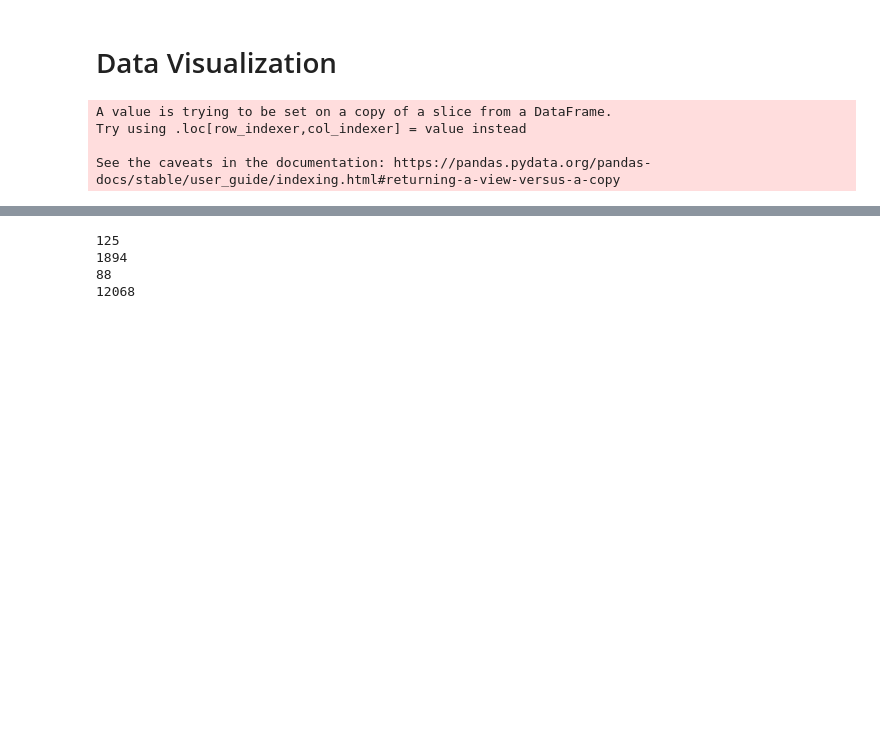
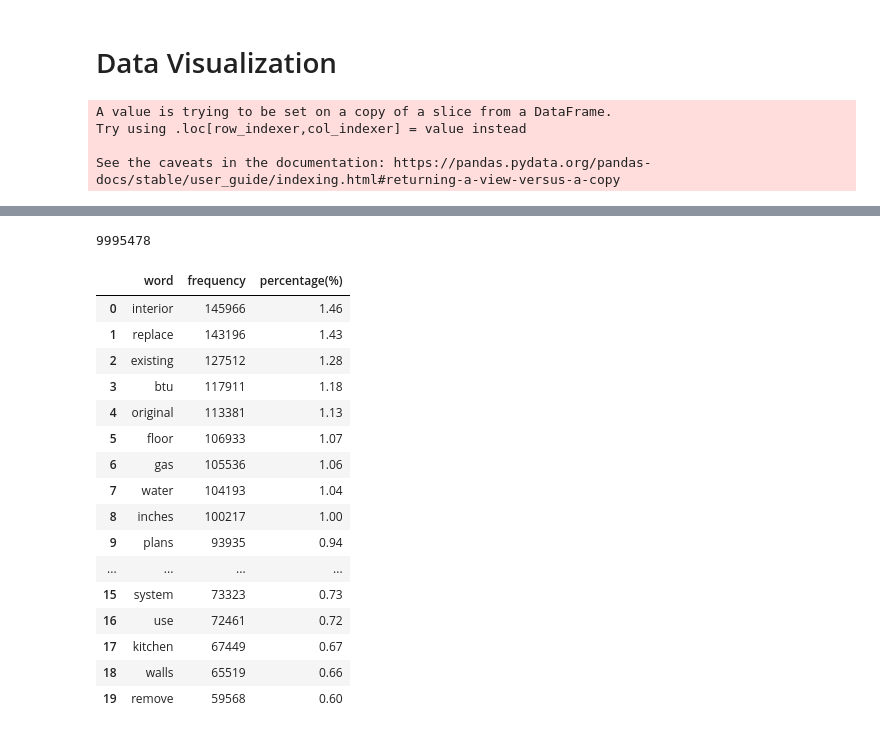
Before and after one commit to Gramir10/Construction-Permit-Text-Analysis, a Jupyter notebook: CPTA_project.ipynb, the cells around one changed output, grey strips where cells are left out. Drawn from its saved outputs; the diff is of its cells as text; code cells hidden in the pictures; blank space fills up the shorter version.

```diff
--- a/CPTA_project.ipynb
+++ b/CPTA_project.ipynb
@@ -432,14 +452,36 @@ wordcloud_description_final.to_file('house_permit_final.png')
 # %%
+# Add frequency to the result but it doesn't mean anything
 df_word_frequency = pd.DataFrame(word_frequency_dict_final.items(),columns=['word','frequency'])
 df_word_frequency = df_word_frequency.sort_values(by = 'frequency', ascending = False).reset_index()
-# del df_word_frequency['index']
-print(word_frequency_dict_final['demolish'])
-print(word_frequency_dict_final['demolition'])
+del df_word_frequency['index']
+frequency_sum = df_word_frequency['frequency'].sum()
+# print(frequency_sum)
+df_word_frequency['percentage(%)'] = df_word_frequency['frequency'] * 100 / frequency_sum
+df_word_frequency['percentage(%)'] = df_word_frequency['percentage(%)'].round(2)
+df_word_frequency.head(20)
+
+
+# print(word_frequency_dict_final['demolish'])
+# print(word_frequency_dict_final['demolition'])
 # %% [output]
-125
-1894
-88
-12068
+9995478
+|  | word | frequency | percentage(%) |
+| 0 | interior | 145966 | 1.46 |
+| 1 | replace | 143196 | 1.43 |
+| 2 | existing | 127512 | 1.28 |
+| 3 | btu | 117911 | 1.18 |
+| 4 | original | 113381 | 1.13 |
+| 5 | floor | 106933 | 1.07 |
+| 6 | gas | 105536 | 1.06 |
+| 7 | water | 104193 | 1.04 |
+| 8 | inches | 100217 | 1.00 |
+| 9 | plans | 93935 | 0.94 |
+| ... | ... | ... | ... |
+| 15 | system | 73323 | 0.73 |
+| 16 | use | 72461 | 0.72 |
+| 17 | kitchen | 67449 | 0.67 |
+| 18 | walls | 65519 | 0.66 |
+| 19 | remove | 59568 | 0.60 |
 # %%
 # Get demolition data
 demolition_list = set(['demolish', 'demolition'])
```
Also changed, not shown: parts of 28 cells of this notebook, 2 other files.
